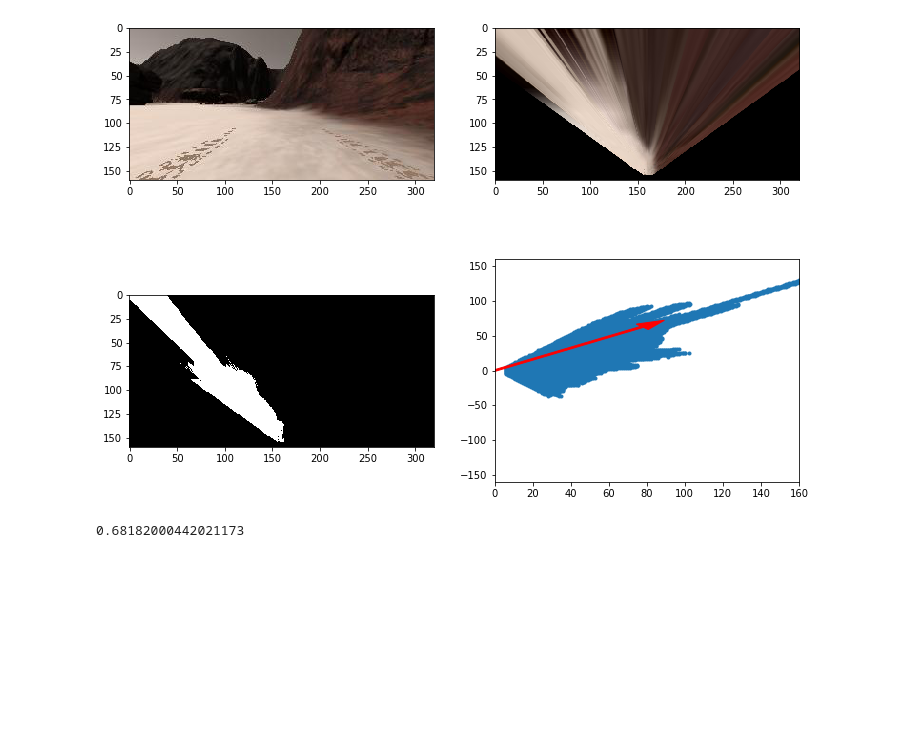
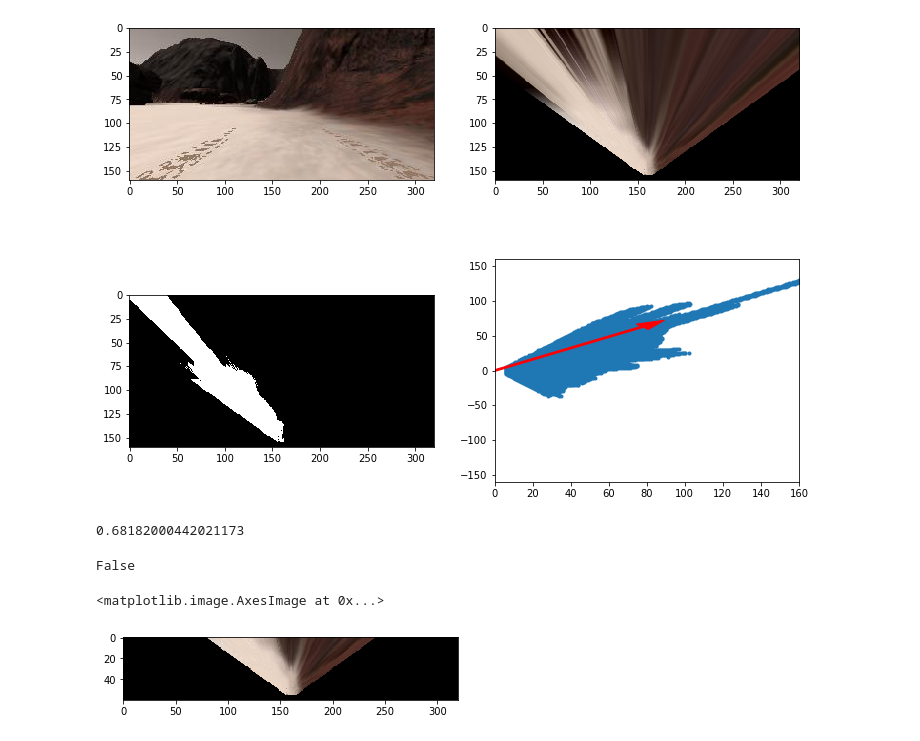
Before and after one commit to uliludmann/RoboND-Rover-Project, a Jupyter notebook: code/Rover_Project_Test_Notebook.ipynb, the cells around one changed output. Saved outputs shown, nothing was run; the diff lists cells and outputs as text; code cells hidden in the pictures; blank space fills up the shorter version.

```diff
--- a/code/Rover_Project_Test_Notebook.ipynb
+++ b/code/Rover_Project_Test_Notebook.ipynb
@@ -559,3 +559,12 @@ plt.show()
 avg_angle
 # %% [output]
 0.68182000442021173
+# %%
+np.random.choice([True, False])
+# %% [output]
+False
+# %%
+plt.imshow(example_angle_warped[100:160,:, :])
+# %% [output]
+<matplotlib.image.AxesImage at 0x...>
+[figure, added]
```
Also changed, not shown: 2 other files.
